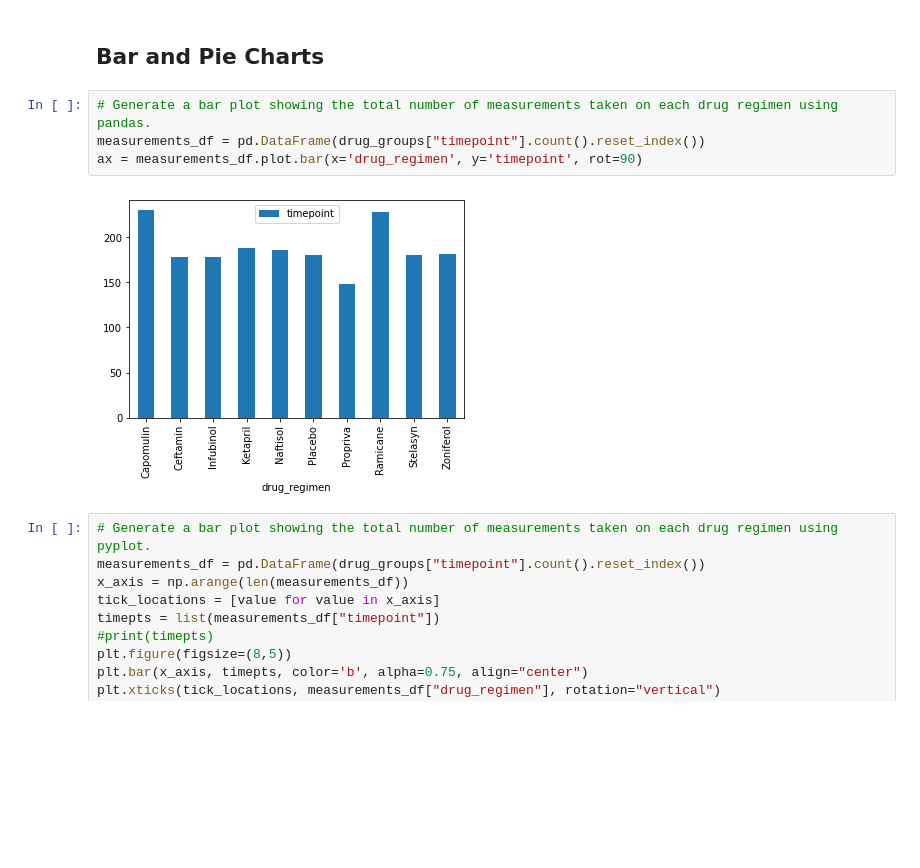
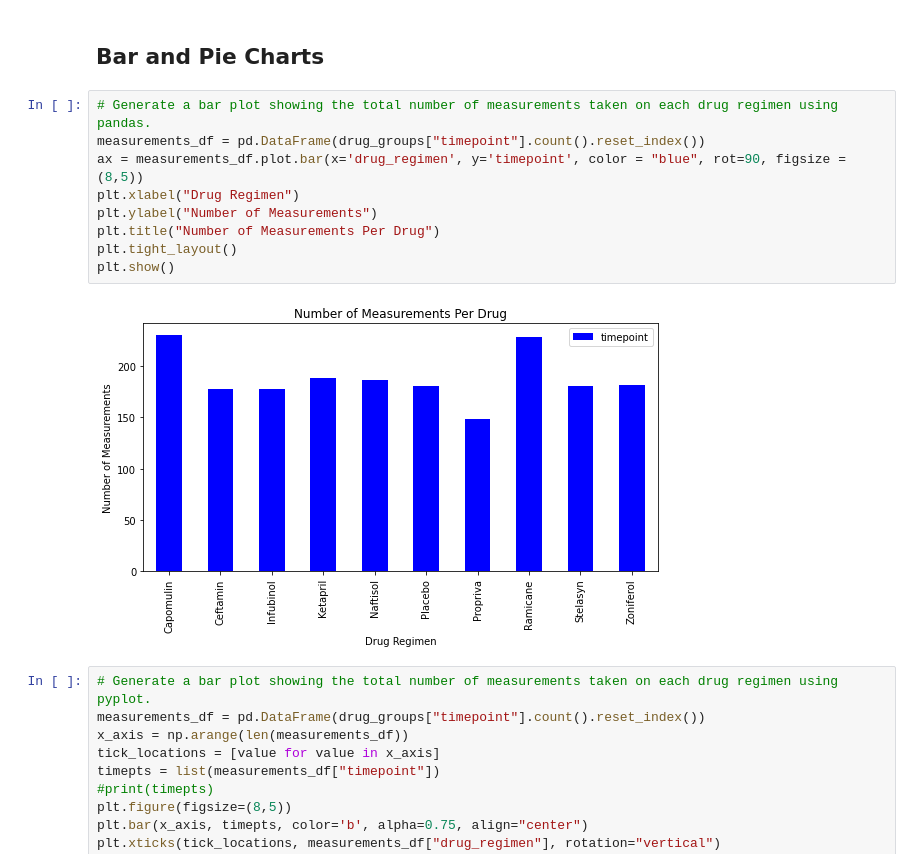
Before and after one commit to swdrich/matplotlib-challenge, a Jupyter notebook: Instructions/Pymaceuticals/pymaceuticals_starter.ipynb, the cells around one changed output. Cells and saved outputs as stored; diff of their text form; blank space fills up the shorter version.

```diff
--- a/Instructions/Pymaceuticals/pymaceuticals_starter.ipynb
+++ b/Instructions/Pymaceuticals/pymaceuticals_starter.ipynb
@@ -193,9 +166,14 @@ summary_agg_df
 # %%
 # Generate a bar plot showing the total number of measurements taken on each drug regimen using pandas.
 measurements_df = pd.DataFrame(drug_groups["timepoint"].count().reset_index())
-ax = measurements_df.plot.bar(x='drug_regimen', y='timepoint', rot=90)
+ax = measurements_df.plot.bar(x='drug_regimen', y='timepoint', color = "blue", rot=90, figsize = (8,5))
+plt.xlabel("Drug Regimen")
+plt.ylabel("Number of Measurements")
+plt.title("Number of Measurements Per Drug")
+plt.tight_layout()
+plt.show()
 # %% [output]
-[figure, old version]
+[figure, new version]
 # %%
 # Generate a bar plot showing the total number of measurements taken on each drug regimen using pyplot.
 measurements_df = pd.DataFrame(drug_groups["timepoint"].count().reset_index())
```
Also changed, not shown: parts of 39 cells of this notebook, 1 other file.
